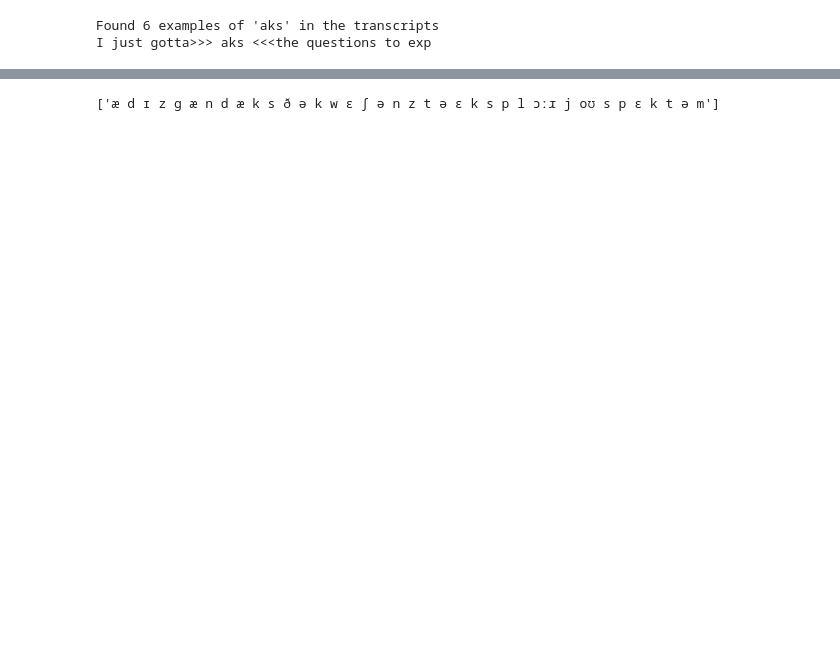
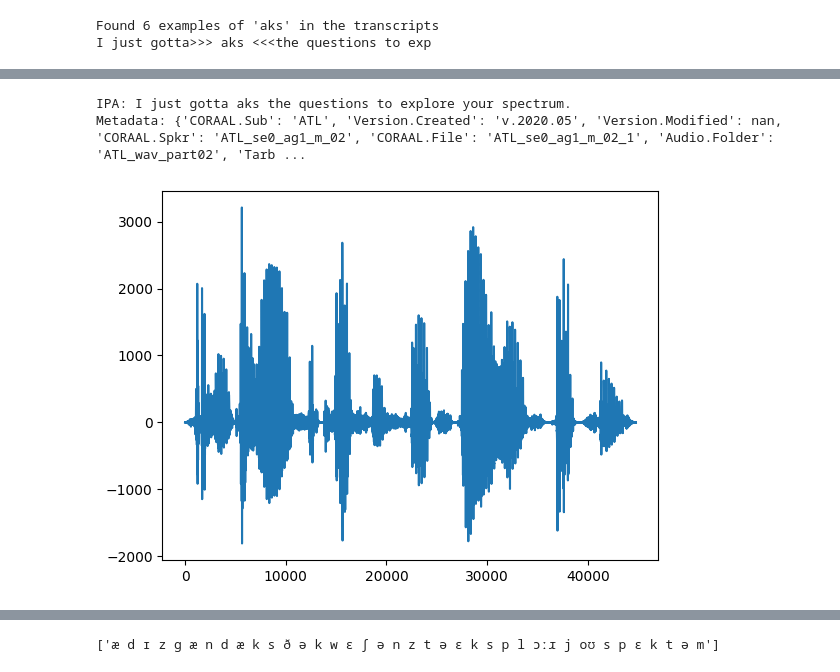
Before and after one commit to KoelLabs/ML, a Jupyter notebook: notebooks/EDA/CORAAL_EDA.ipynb, the cells around one changed output, grey strips where cells are left out. Cells and saved outputs as stored; diff of their text form; code cells hidden in the pictures; blank space fills up the shorter version.

```diff
--- a/notebooks/EDA/CORAAL_EDA.ipynb
+++ b/notebooks/EDA/CORAAL_EDA.ipynb
@@ -35,0 +25,7 @@ Metadata: {'CORAAL.Sub': 'ATL', 'Version.Created': 'v.2020.05', 'Version.Modifie
+# %%
+sample = data[aks_example1[0]] # type: ignore
+show_sample(sample)
+# %% [output]
+IPA: I just gotta aks the questions to explore your spectrum.
+Metadata: {'CORAAL.Sub': 'ATL', 'Version.Created': 'v.2020.05', 'Version.Modified': nan, 'CORAAL.Spkr': 'ATL_se0_ag1_m_02', 'CORAAL.File': 'ATL_se0_ag1_m_02_1', 'Audio.Folder': 'ATL_wav_part02', 'Tarb ...
+[figure, added]
```
Also changed, not shown: parts of 2 cells of this notebook, 14 other files.
